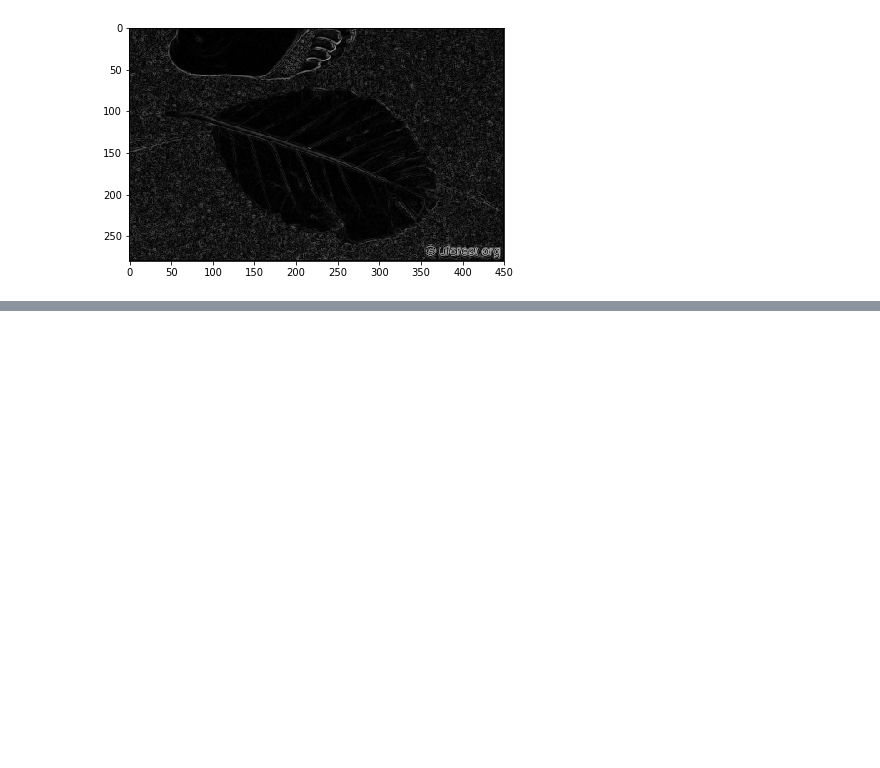
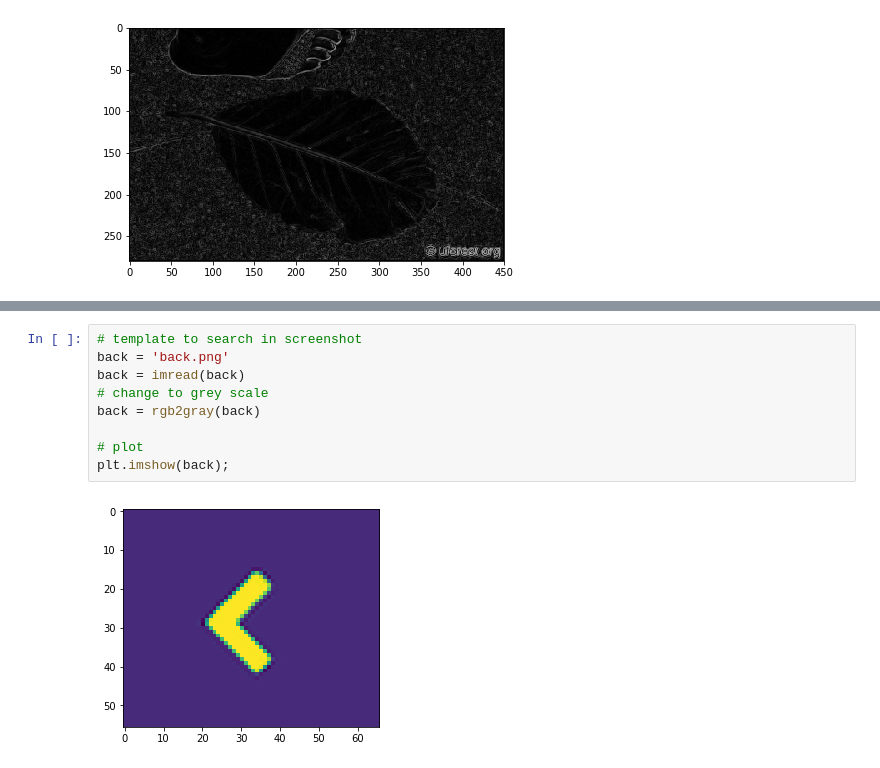
Before and after one commit to mapattacker/cheatsheets, a Jupyter notebook: python/skimage-tutorial.ipynb, the cells around one changed output, grey strips where cells are left out. Saved outputs shown, nothing was run; the diff lists cells and outputs as text; blank space fills up the shorter version.

```diff
--- a/python/skimage-tutorial.ipynb
+++ b/python/skimage-tutorial.ipynb
@@ -155,0 +171,11 @@ io.show()
+# %%
+# template to search in screenshot
+back = 'back.png'
+back = imread(back)
+# change to grey scale
+back = rgb2gray(back)
+
+# plot
+plt.imshow(back);
+# %% [output]
+[figure, added]
```
Also changed, not shown: parts of 5 cells of this notebook, 6 other files.
